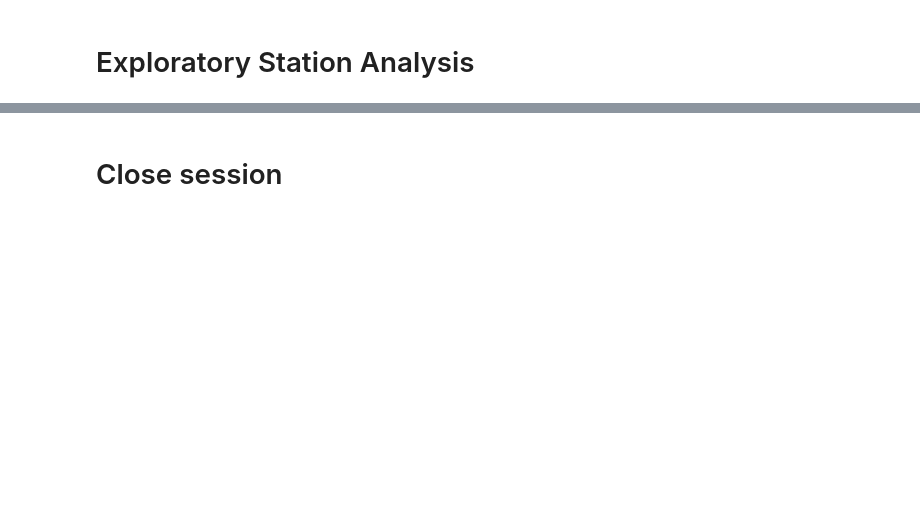
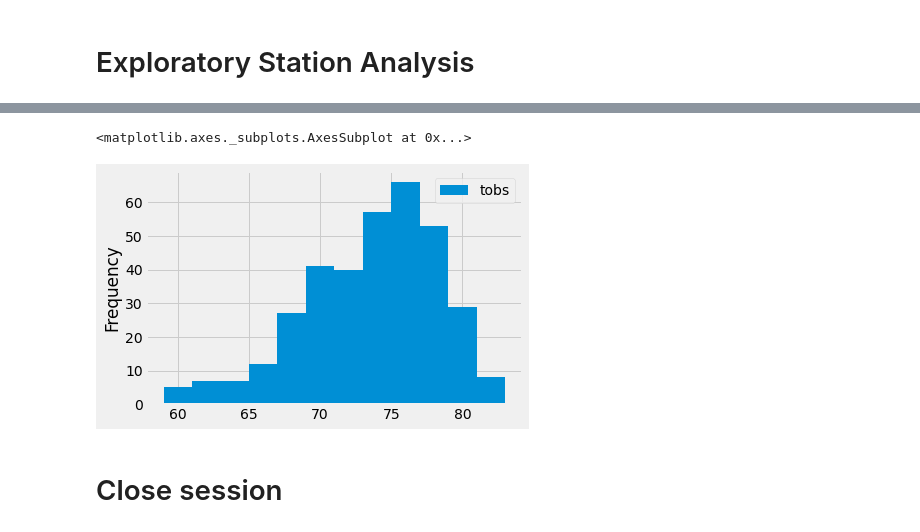
Before and after one commit to vsanga04/sqlalchemy-challenge, a Jupyter notebook: climate_starter.ipynb, the cells around one changed output, grey strips where cells are left out. Saved outputs shown, nothing was run; the diff lists cells and outputs as text; code cells hidden in the pictures; blank space fills up the shorter version.

```diff
--- a/climate_starter.ipynb
+++ b/climate_starter.ipynb
@@ -185,3 +220,8 @@ prcp_one_year_df.describe()
 # %%
 # Using the most active station id
 # Query the last 12 months of temperature observation data for this station and plot the results as a histogram
+active_station = session.query(Measurement.tobs).filter(Measurement.station=="USC00519281")\
+    .filter(Measurement.date >= '2016-08-23').all()
+active_station
+active_station_temp=pd.DataFrame(active_station, columns=["tobs"])
+active_station_temp.describe()
@@ -188,3 +238,8 @@ prcp_one_year_df.describe()
+# %%
+active_station_temp.plot.hist(bins=12)
+# %% [output]
+<matplotlib.axes._subplots.AxesSubplot at 0x...>
+[figure, added]
 # %% [markdown]
 # Close session
 # %%
```
Also changed, not shown: parts of 11 cells of this notebook, 2 other files.
